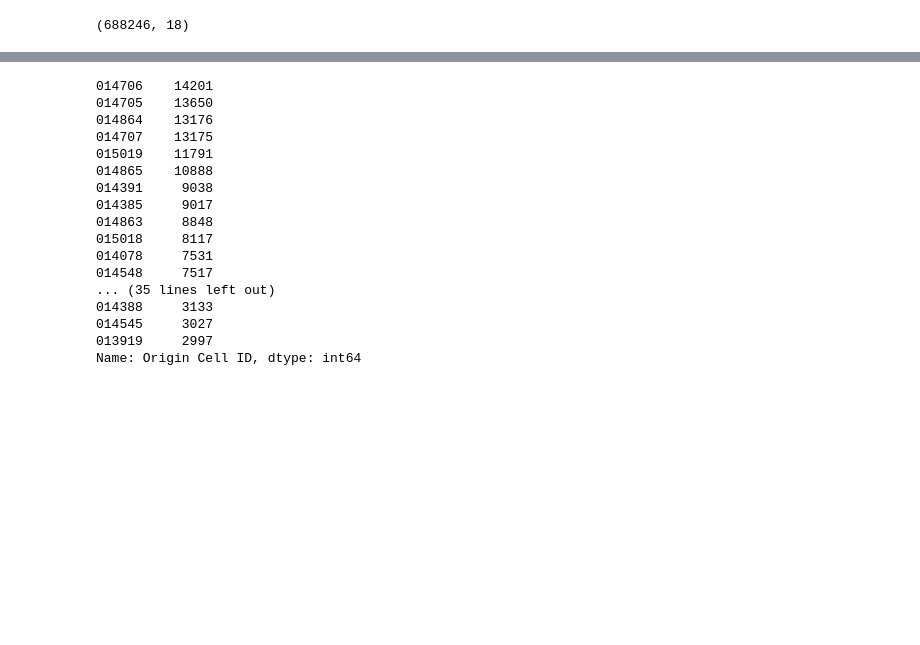
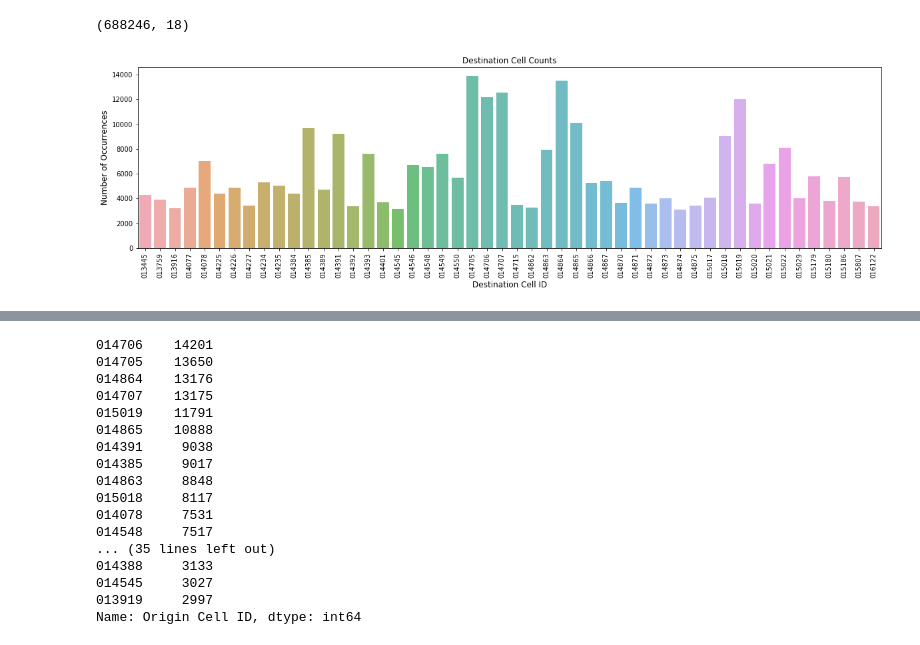
Before and after one commit to sameerabalay/Dockless_Mobility, a Jupyter notebook: src/EDA_2.ipynb, the cells around one changed output, grey strips where cells are left out. Drawn from its saved outputs; the diff is of its cells as text; code cells hidden in the pictures; blank space fills up the shorter version.

```diff
--- a/src/EDA_2.ipynb
+++ b/src/EDA_2.ipynb
@@ -289,17 +289,19 @@ df.shape
 # %%
 # Plotting a bar graph of the number of stores in each city, for the first ten cities listed
 # in the column 'City'
 destinaton_cell_count  = df['Destination Cell ID'].value_counts(sort=True, ascending=False)
 
 destination_cell_count = destinaton_cell_count[:50,]
 plt.figure(figsize=(20,5))
-sns.barplot(destinaton_cell_count.index, destinaton_cell_count.values, alpha=0.8)
+sns.barplot(destination_cell_count.index, destination_cell_count.values, alpha=0.8)
 plt.title('Destination Cell Counts')
 plt.ylabel('Number of Occurrences', fontsize=12)
 plt.xlabel('Destination Cell ID', fontsize=12,rotation='horizontal')
 plt.xticks(rotation=90)
 plt.savefig('Destination_Cell_Counts.png')
 plt.show()
+# %% [output]
+[figure, added]
 # %%
 # Plotting a bar graph of the number of stores in each city, for the first ten cities listed
 # in the column 'City'
```
Also changed, not shown: parts of 5 cells of this notebook.
